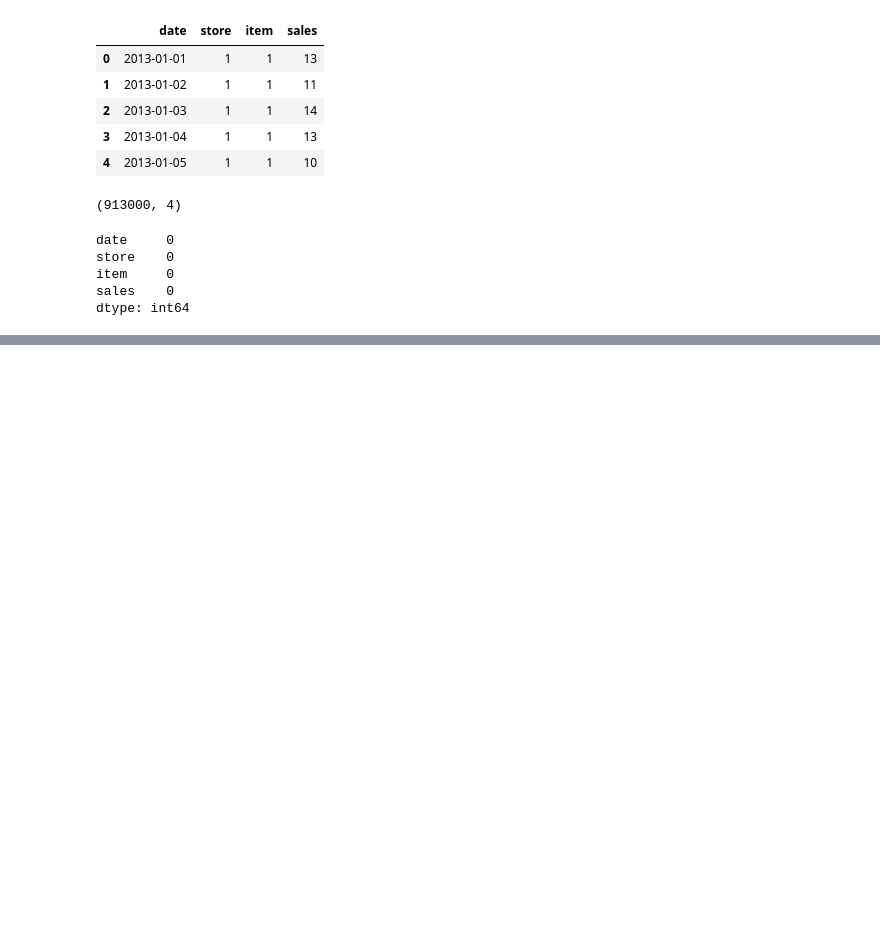
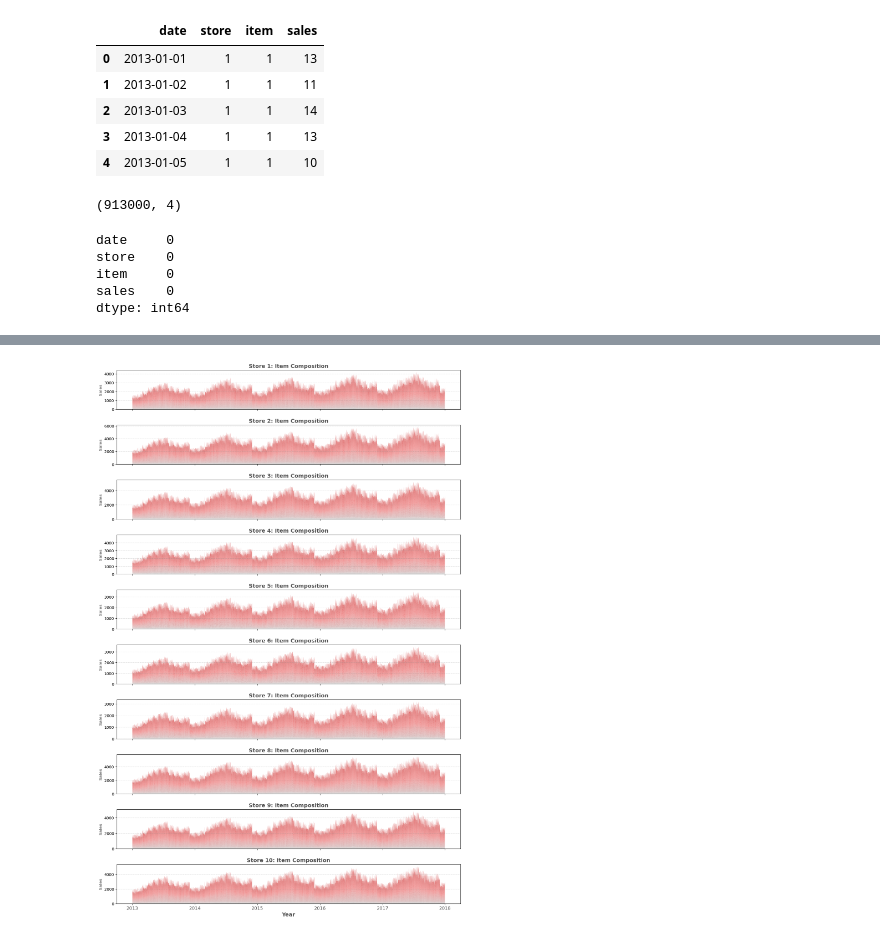
Before and after one commit to ethanhopkins101/DataScience-Projects, a Jupyter notebook: freelancing/sale_forecast/salae_forecast.ipynb, the cells around one changed output, grey strips where cells are left out. Saved outputs shown, nothing was run; the diff lists cells and outputs as text; code cells hidden in the pictures; blank space fills up the shorter version.

```diff
--- a/freelancing/sale_forecast/salae_forecast.ipynb
+++ b/freelancing/sale_forecast/salae_forecast.ipynb
@@ -66,0 +190,45 @@ ConnectionResetError: [WinError 10054] An existing connection was forcibly close
+# %%
+import pandas as pd
+import matplotlib.pyplot as plt
+import matplotlib.colors as mcolors
+import numpy as np
+
+# 1. Force a clean white background
+plt.style.use('default')
+
+# 2. Create a sharper Gradient
+# Using a darker Red ('#D64545') to ensure visibility against white
+colors = mcolors.LinearSegmentedColormap.from_list("custom_grad", ['#D3D3D3', '#F08080', '#D64545'])
+item_colors = [colors(i/50) for i in range(50)]
+
+# 3. Setup Figure
+fig, axes = plt.subplots(10, 1, figsize=(16, 25), sharex=True, facecolor='white')
+plt.subplots_adjust(hspace=0.4)
+
+for store_id in range(1, 11):
+    ax = axes[store_id - 1]
+    ax.set_facecolor('white') # Ensure subplot background is white
+
+    # Pivot data
+    store_df = df[df['store'] == store_id].pivot(columns='item', values='sales')
+
+    # Plot using stackplot - Removing 'edgecolor' prevents the "gray haze"
+    ax.stackplot(store_df.index, store_df.values.T,
+                 colors=item_colors,
+                 alpha=1.0,
+                 edgecolor='none')
+
+    # Formatting
+    ax.set_title(f'Store {store_id}: Item Composition', color='#4F4F4F', fontsize=14, fontweight='bold')
+    ax.set_ylabel('Sales', color='#808080', fontweight='bold')
+    ax.grid(True, axis='y', linestyle=':', alpha=0.5, color='gray')
+
+# 4. Handle X-Axis (Yearly Ticks)
+years = pd.date_range(start='2013-01-01', end='2018-01-01', freq='YS')
+axes[-1].set_xticks(years)
+axes[-1].set_xticklabels([date.year for date in years], color='#4F4F4F', fontsize=12)
+axes[-1].set_xlabel('Year', fontsize=14, color='#4F4F4F', fontweight='bold')
+
+plt.show()
+# %% [output]
+[figure, added]
```
Also changed, not shown: parts of 29 cells of this notebook.
